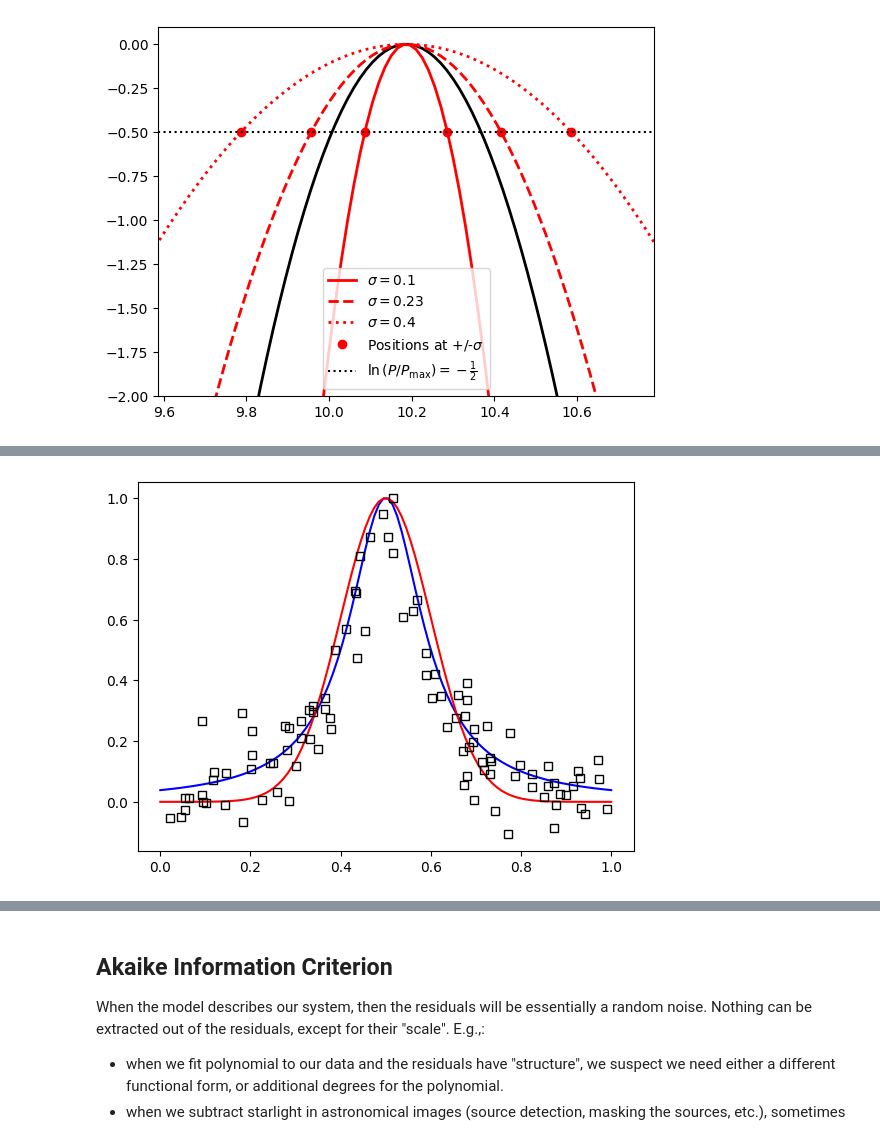
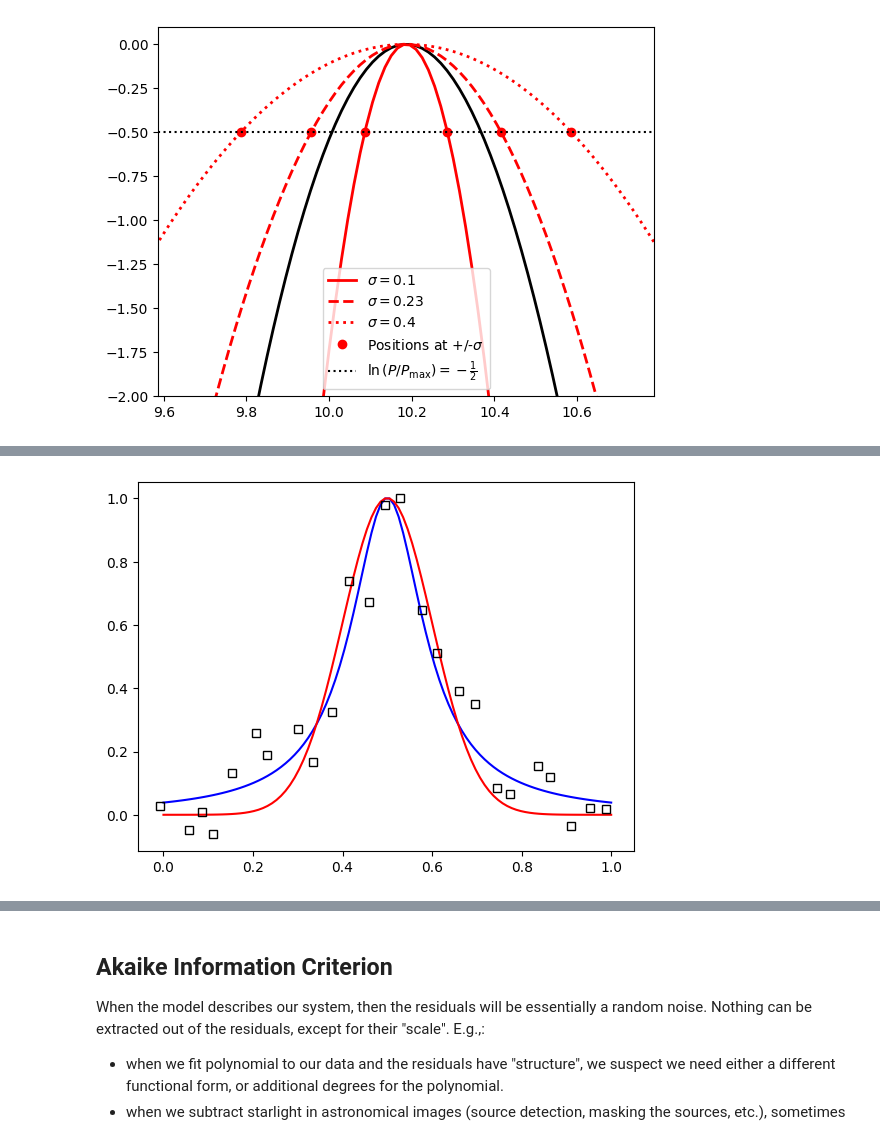
Before and after one commit to astrostatistics-in-crete/2023_summer_school, a Jupyter notebook: Bayesian/Bayesian_Models.ipynb, the cells around one changed output, grey strips where cells are left out. Cells and saved outputs as stored; diff of their text form; code cells hidden in the pictures.

Commit message:
Adding more test in Bayesian Models class.

```diff
--- a/Bayesian/Bayesian_Models.ipynb
+++ b/Bayesian/Bayesian_Models.ipynb
@@ -353,31 +377,43 @@ MAP = 10.186 +/- 0.181 ... from the solutions: 10.007 and 10.368
 # %%
-def make_data(x, model_dist, amplitude, location, scale, error_scale=0.0):
-    distribution = model_dist(loc=location, scale=scale)
+def make_data(x, model_dist, amplitude, location, width, error_scale=0.0):
+    """Make a spectral line following the PDF of a given distribution.
+
+    x           : the wavelength
+    model_dist  : the distribution of which the PDF will be used
+    amplitude   : the maximum height of the spectral line
+    location    : the center of the spectral line
+    width       : the width of the spectral line
+    error_scale : the standard deviation of the observational uncertainties
+
+    NOTE: use default `error_scale` (0.0) to get a model instead of observational sample.
+
+    """
+    distribution = model_dist(loc=location, scale=width)
     y = distribution.pdf(x)
-    y *= amplitude / distribution.pdf(location)
+    y *= amplitude / distribution.pdf(location)   # this only works for distributions symmetric around the location parameter - otherwise use/calculate the mode
     if error_scale > 0:
         y = np.random.normal(y, scale=error_scale)
     return y
 
+np.random.seed(2023)
+
 x_plot = np.linspace(0, 1, 100)
-y1_plot = make_data(x_plot, st.cauchy, amplitude=1.0, location=0.5, scale=0.1)
-y2_plot = make_data(x_plot, st.norm, amplitude=1.0, location=0.5, scale=0.1)
+y1_plot = make_data(x_plot, st.cauchy, amplitude=1.0, location=0.5, width=0.1)
+y2_plot = make_data(x_plot, st.norm, amplitude=1.0, location=0.5, width=0.1)
 
 model_distributions = [st.cauchy, st.norm]
 
-n_data = 100
-true_location = 0.5
+n_data = 25
 true_model_distribution = model_distributions[31337 % 17 % 2]
-true_error_scale = 0.1
-x_data = np.sort(np.random.uniform(size=n_data))
-y_data = make_data(x_data, true_model_distribution, amplitude=1.0, location=0.5, scale=0.1, error_scale=true_error_scale)
+x_data = np.linspace(0.0, 1.0, n_data) + np.random.uniform(-0.5/n_data, 0.5/n_data, size=n_data)
+y_data = make_data(x_data, true_model_distribution, amplitude=1.0, location=0.5, width=0.1, error_scale=0.1)
 y_data /= y_data.max()
 y_data
 
 plt.figure()
 plt.plot(x_plot, y1_plot / y1_plot.max(), "b-")
 plt.plot(x_plot, y2_plot / y2_plot.max(), "r-")
 plt.plot(x_data, y_data, "ks", mfc="none")
 plt.show()
 # %% [output]
-[figure, old version]
+[figure, new version]
```
Also changed, not shown: parts of 33 cells of this notebook.
